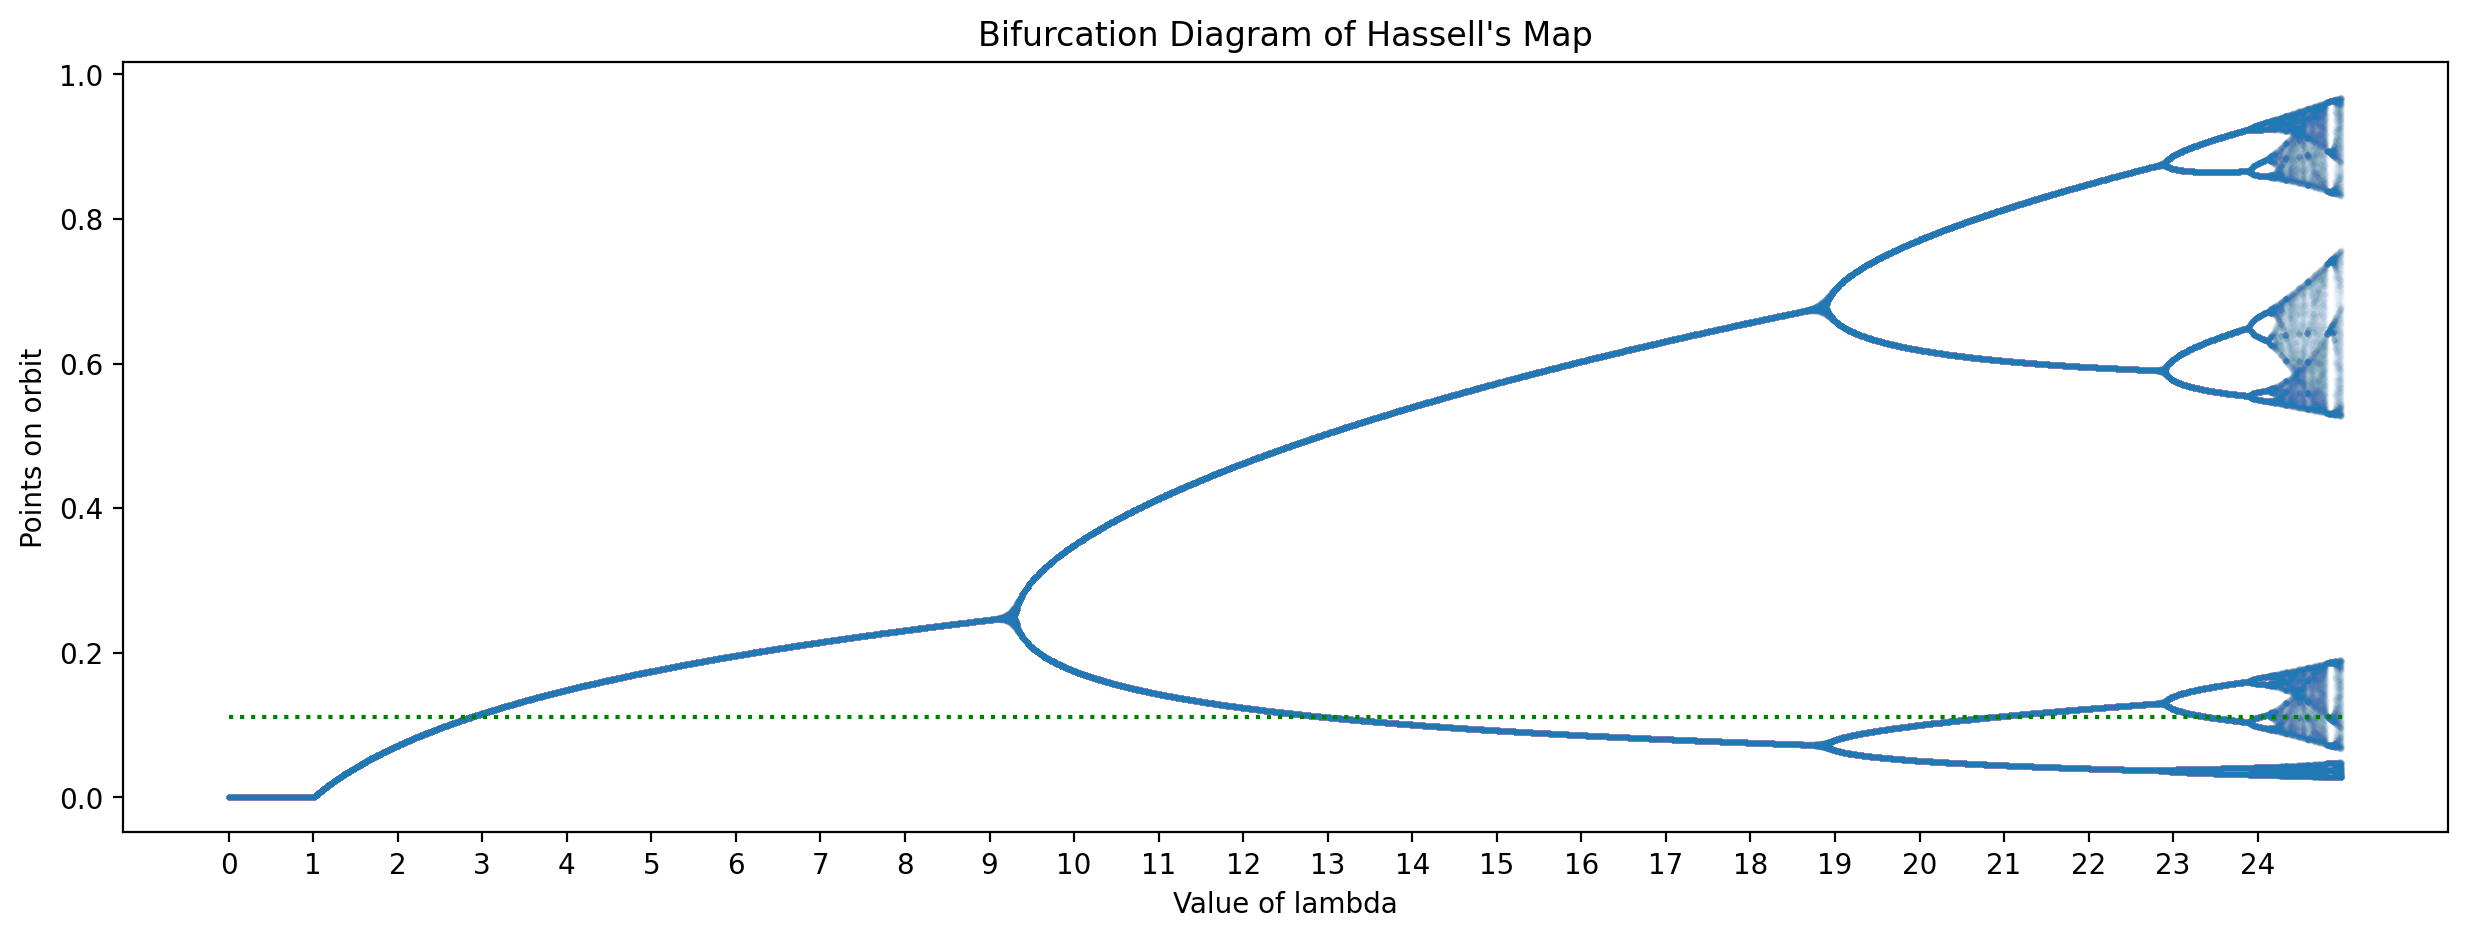
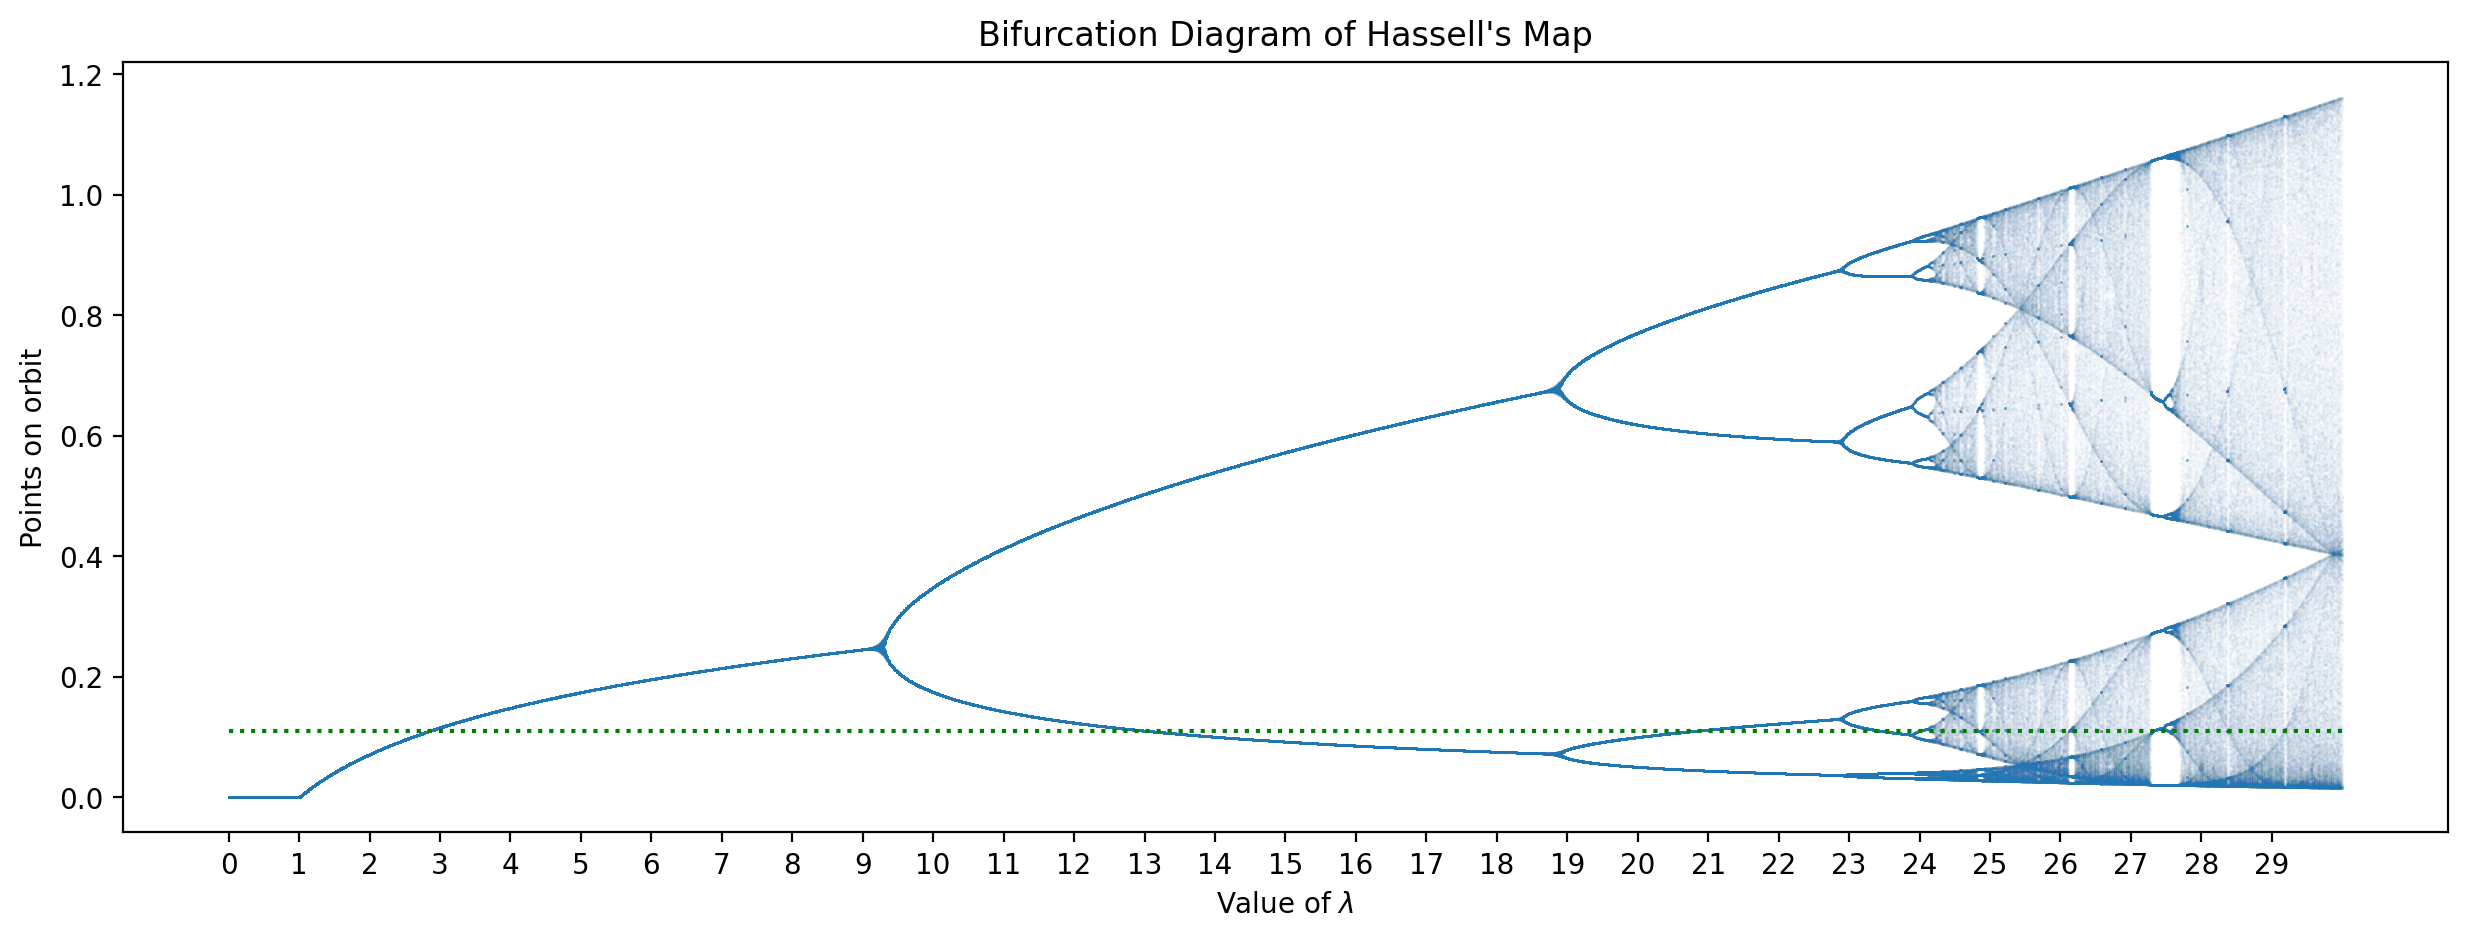
The notebook cell's code change between the first figure and the second:
--- before
+++ after
@@ -1,15 +1,8 @@
-xs = []
-ys = []
-for l in np.arange(0, 25, 0.01):
-    iterates = 1000
-    xs.extend([l] * iterates)
-    ys.extend(iterate_postrans(l, 1.0 / 9.0, iterates)[1])
-
 plt.figure(figsize=(15, 5), dpi=200)
-sns.scatterplot(x=xs, y=ys, alpha=0.01, s=5)
+sns.scatterplot(x=zero_thirty[0], y=zero_thirty[1], alpha=0.01, s=1)
 plt.title("Bifurcation Diagram of Hassell's Map")
-plt.xticks(np.arange(0, 25, 1))
-plt.xlabel("Value of lambda")
+plt.xticks(np.arange(0, 30, 1))
+plt.xlabel("Value of $\lambda$")
 plt.ylabel("Points on orbit")
-plt.hlines(1/9, 0, 25, colors="green", linestyles="dotted")
+plt.hlines(1/9, 0, 30, colors="green", linestyles="dotted")
 plt.show()

Commit: Working figenbaum calculation